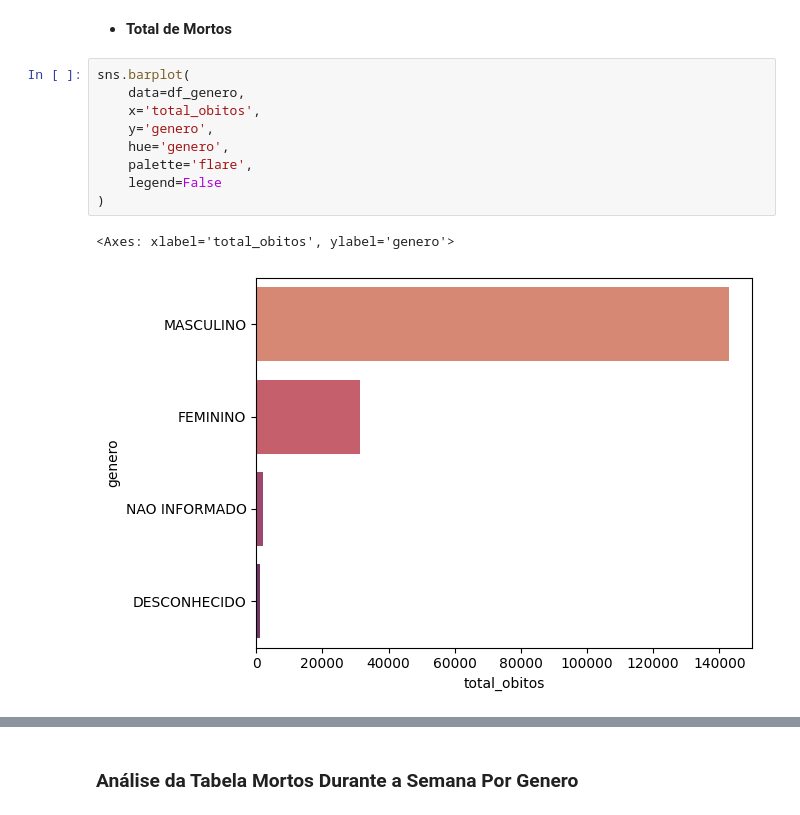
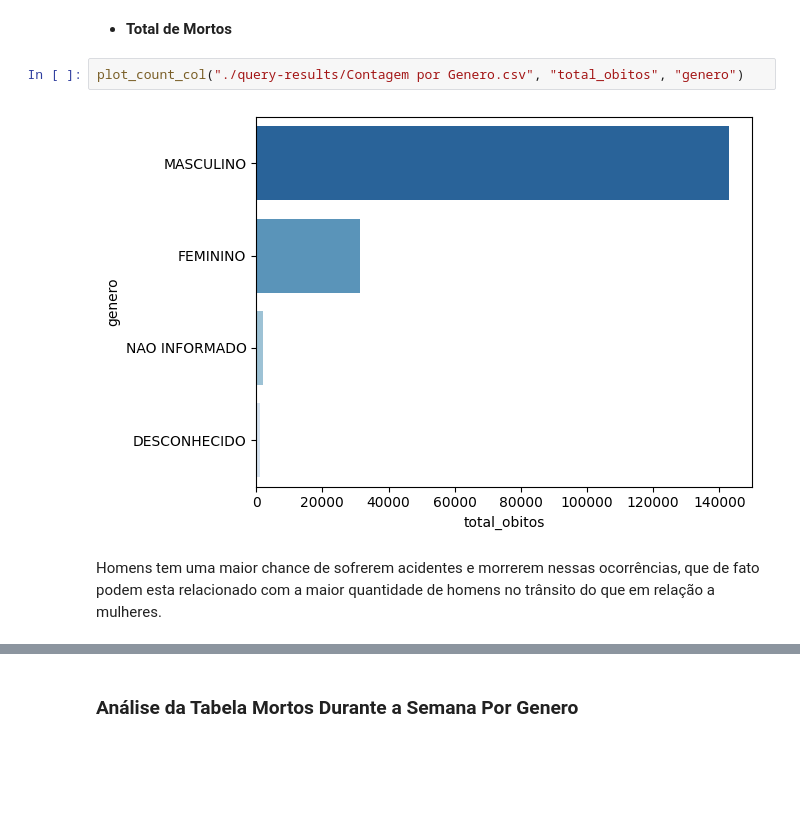
Before and after one commit to r7melo/Detran-RENASEST, a Jupyter notebook: Analisando Acidentes.ipynb, the cells around one changed output, grey strips where cells are left out. Saved outputs shown, nothing was run; the diff lists cells and outputs as text; blank space fills up the shorter version.

```diff
--- a/Analisando Acidentes.ipynb
+++ b/Analisando Acidentes.ipynb
@@ -245,17 +222,11 @@ sns.barplot(
 # %% [markdown]
 - **Total de Mortos**
 # %%
-sns.barplot(
-    data=df_genero,
-    x='total_obitos',
-    y='genero',
-    hue='genero',
-    palette='flare',
-    legend=False
-)
+plot_count_col("./query-results/Contagem por Genero.csv", "total_obitos", "genero")
 # %% [output]
-<Axes: xlabel='total_obitos', ylabel='genero'>
-[figure, old version]
+[figure, new version]
+# %% [markdown]
+Homens tem uma maior chance de sofrerem acidentes e morrerem nessas ocorrências, que de fato podem esta relacionado com a maior quantidade de homens  no trânsito do que em relação a mulheres.
 # %% [markdown]
 ### Análise da Tabela Temporal por Genero
 Essa tabela foi gerada pelo sequinte query:
```
Also changed, not shown: parts of 23 cells of this notebook, 1 other file.
